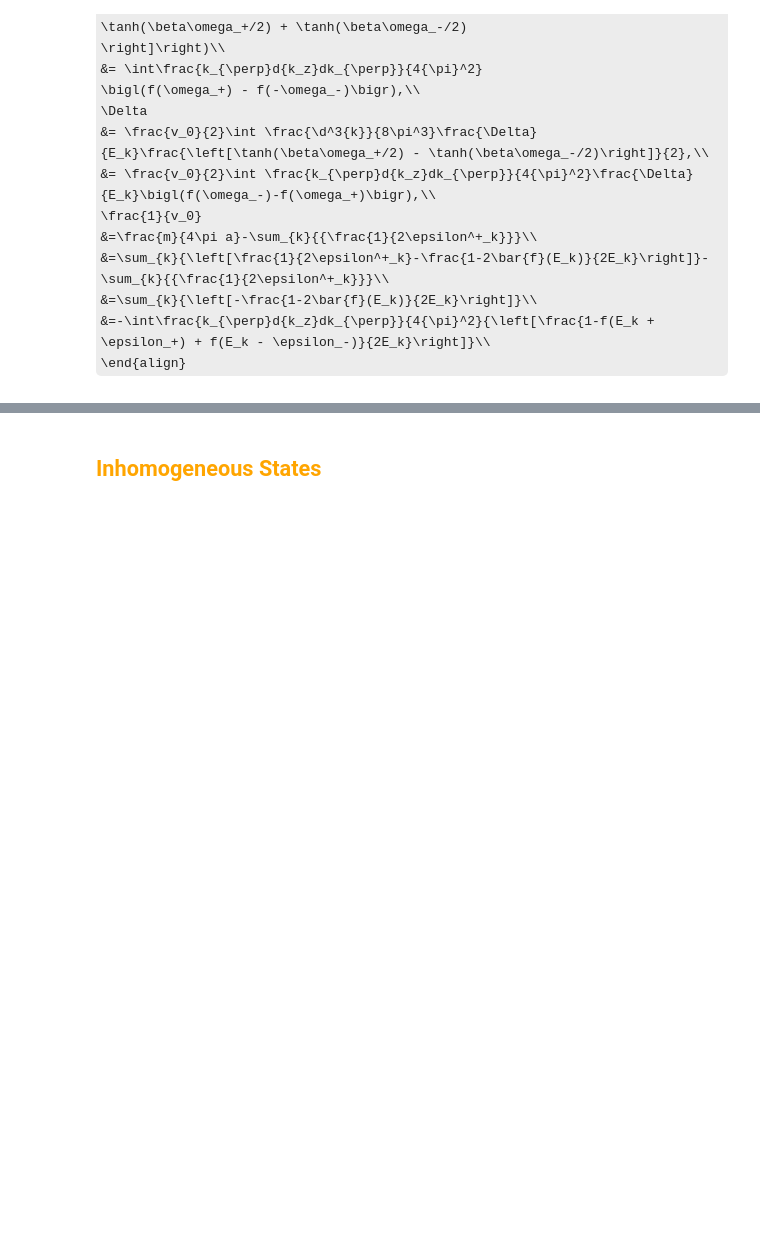
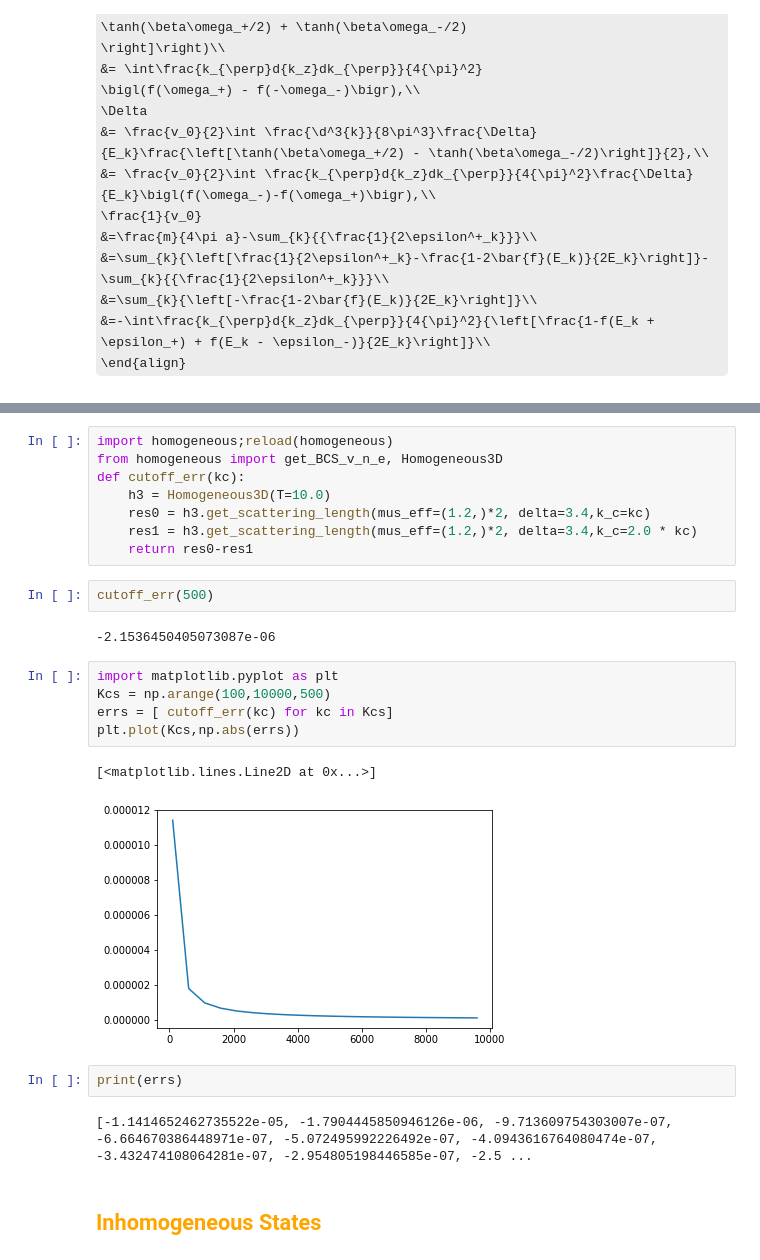
Before and after one commit to Chunde/QuantumFermionicTheory, a Jupyter notebook: quantum-turbulence/bdg-equations-in-1d.ipynb, the cells around one changed output, grey strips where cells are left out. Saved outputs shown, nothing was run; the diff lists cells and outputs as text; some formulas as TeX source; blank space fills up the shorter version.

Commit message:
Finished the 3D homogeneous code(may need double-check) Implement the regularization. Need to validate it with Dr. Forbes.

```diff
--- a/quantum-turbulence/bdg-equations-in-1d.ipynb
+++ b/quantum-turbulence/bdg-equations-in-1d.ipynb
@@ -452,3 +454,27 @@ res1 = h3.get_BCS_v_n_e(mus_eff=(1.2,)*2, delta=3.4)
+# %%
+import homogeneous;reload(homogeneous)
+from homogeneous import get_BCS_v_n_e, Homogeneous3D
+def cutoff_err(kc):
+    h3 = Homogeneous3D(T=10.0)
+    res0 = h3.get_scattering_length(mus_eff=(1.2,)*2, delta=3.4,k_c=kc)
+    res1 = h3.get_scattering_length(mus_eff=(1.2,)*2, delta=3.4,k_c=2.0 * kc)
+    return res0-res1
+# %%
+cutoff_err(500)
+# %% [output]
+-2.1536450405073087e-06
+# %%
+import matplotlib.pyplot as plt
+Kcs = np.arange(100,10000,500)
+errs = [ cutoff_err(kc) for kc in Kcs]
+plt.plot(Kcs,np.abs(errs))
+# %% [output]
+[<matplotlib.lines.Line2D at 0x...>]
+[figure, added]
+# %%
+print(errs)
+# %% [output]
+[-1.1414652462735522e-05, -1.7904445850946126e-06, -9.713609754303007e-07, -6.664670386448971e-07, -5.072495992226492e-07, -4.0943616764080474e-07, -3.432474108064281e-07, -2.954805198446585e-07, -2.5 ...
 # %% [markdown]
 ## <font color='orange'>Inhomogeneous States</font>
 # %% [markdown]
```
Also changed, not shown: parts of 4 cells of this notebook, 3 other files.
